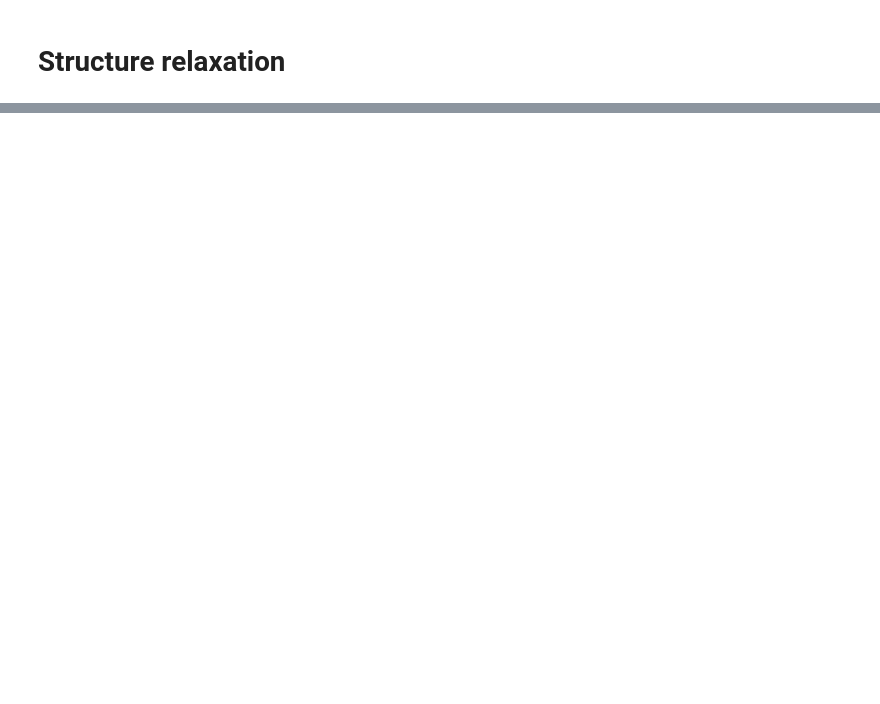
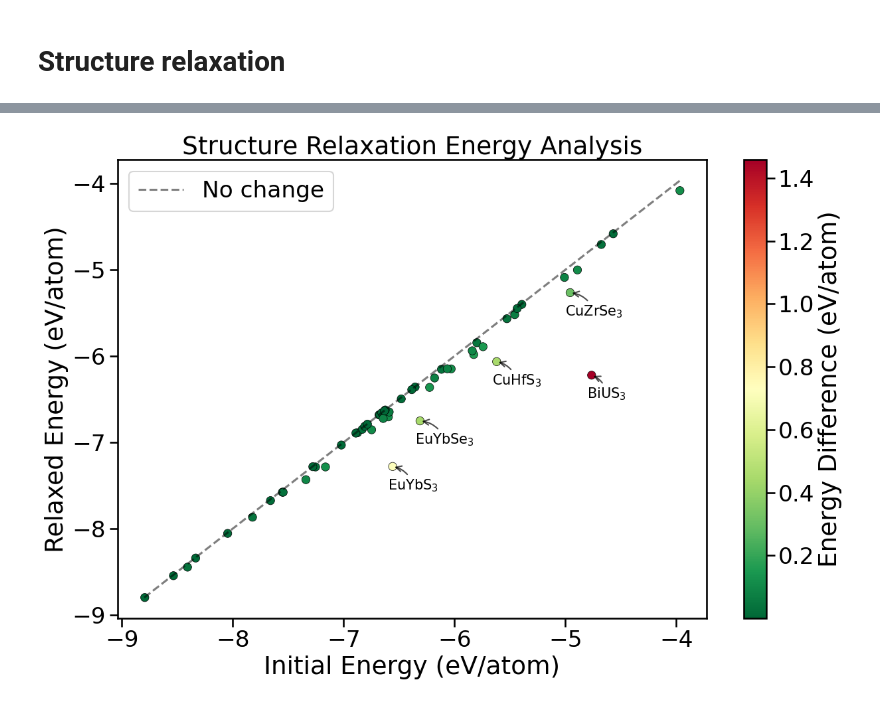
Before and after one commit to GarzonDiegoFEUP/chalcogenide-perovskite-screening, a Jupyter notebook: notebooks/2_1_StructureRelaxation.ipynb, the cells around one changed output, grey strips where cells are left out. Cells and saved outputs as stored; diff of their text form; code cells hidden in the pictures; blank space fills up the shorter version.

```diff
--- a/notebooks/2_1_StructureRelaxation.ipynb
+++ b/notebooks/2_1_StructureRelaxation.ipynb
@@ -198,0 +213,61 @@ plt.show()
+# %%
+import seaborn as sns
+import matplotlib.pyplot as plt
+import numpy as np
+
+# Set style for paper-ready plots
+sns.set_context('talk', font_scale=1.5)
+
+# Calculate absolute energy reduction for labeling
+df_results['Abs Energy Reduction'] = df_results['Energy Reduction/Atom (eV/atom)'].abs()
+
+# Identify compounds with high absolute energy reduction (top 5)
+top_compounds = df_results.nlargest(5, 'Abs Energy Reduction')
+
+plt.figure(figsize=(13, 9))
+
+# Create scatter plot with colorbar
+sc = plt.scatter(
+    df_results['Initial Energy/Atom (eV/atom)'],
+    df_results['Relaxed Energy/Atom (eV/atom)'],
+    c=df_results['Energy Reduction/Atom (eV/atom)'],
+    cmap='RdYlGn_r',  # Green for stable (low reduction), Red for unstable (high reduction)
+    s=80,
+    #alpha=0.8,
+    edgecolors='black',
+    linewidth=0.5
+)
+
+# Add colorbar
+cbar = plt.colorbar(sc)
+cbar.set_label('Energy Difference (eV/atom)')#, fontsize=14, labelpad=10)
+#cbar.ax.tick_params(labelsize=12)
+
+# Add diagonal reference line
+min_val = min(df_results['Initial Energy/Atom (eV/atom)'].min(), df_results['Relaxed Energy/Atom (eV/atom)'].min())
+max_val = max(df_results['Initial Energy/Atom (eV/atom)'].max(), df_results['Relaxed Energy/Atom (eV/atom)'].max())
+plt.plot([min_val, max_val], [min_val, max_val], 'k--', alpha=0.5, label='No change')
+
+# Label compounds with high absolute energy reduction
+for idx, row in top_compounds.iterrows():
+    plt.annotate(
+        row['Compound'].replace("3", "$_3$"),
+        (row['Initial Energy/Atom (eV/atom)'], row['Relaxed Energy/Atom (eV/atom)']),
+        xytext=(-5, -25),
+        textcoords='offset points',
+        fontsize=15,
+        #bbox=dict(boxstyle='round,pad=0.3', facecolor='white', alpha=0.8),
+        arrowprops=dict(arrowstyle='->', connectionstyle='arc3,rad=0.3', color='black', alpha=0.7)
+    )
+
+plt.title('Structure Relaxation Energy Analysis')#, fontsize=16, fontweight='bold', pad=20)
+plt.xlabel('Initial Energy (eV/atom)')#, fontsize=14)
+plt.ylabel('Relaxed Energy (eV/atom)')#, fontsize=14)
+plt.legend(loc='upper left')#, fontsize=12)
+plt.tight_layout()
+
+plt.savefig('reports/figures/scatter_plot_energy_relaxation.png', dpi=300, bbox_inches='tight')
+
+plt.show()
+# %% [output]
+[figure, added]
```
Also changed, not shown: parts of 12 cells of this notebook, 1 other file.
